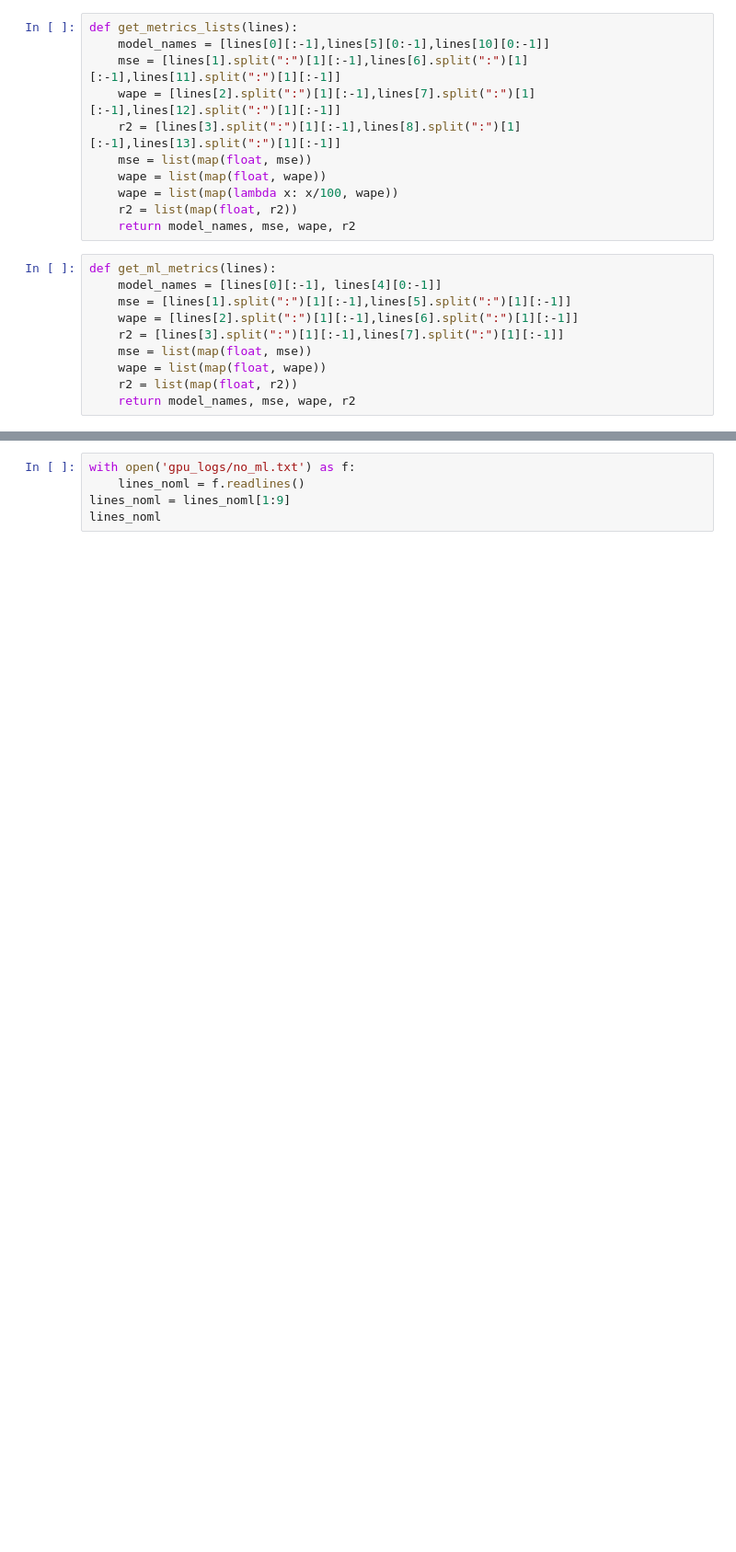
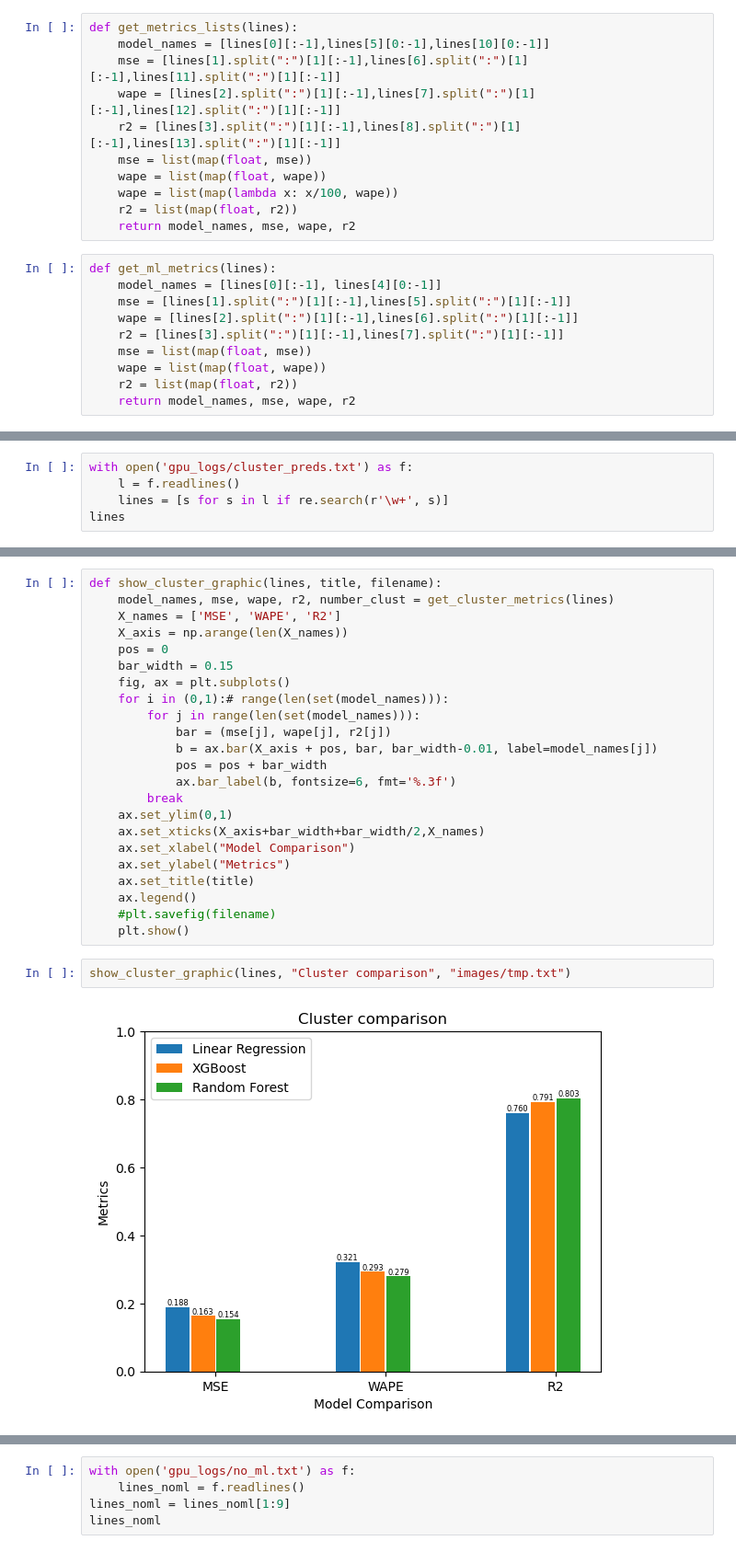
Before and after one commit to franciscomonteiro85/rec-energy-prediction-algorithm, a Jupyter notebook: Graphics.ipynb, the cells around one changed output, grey strips where cells are left out. Shown at 92% size. Cells and saved outputs as stored; diff of their text form; blank space fills up the shorter version.

Commit message:
Added Cluster Graphics

```diff
--- a/Graphics.ipynb
+++ b/Graphics.ipynb
@@ -54,0 +52,5 @@ def show_graphic(lines, lines_noml, title, filename):
+# %%
+with open('gpu_logs/cluster_preds.txt') as f:
+    l = f.readlines()
+    lines = [s for s in l if re.search(r'\w+', s)]
+lines
@@ -54,0 +75,27 @@ def show_graphic(lines, lines_noml, title, filename):
+# %%
+def show_cluster_graphic(lines, title, filename):
+    model_names, mse, wape, r2, number_clust = get_cluster_metrics(lines)
+    X_names = ['MSE', 'WAPE', 'R2']
+    X_axis = np.arange(len(X_names))
+    pos = 0
+    bar_width = 0.15
+    fig, ax = plt.subplots()
+    for i in (0,1):# range(len(set(model_names))):
+        for j in range(len(set(model_names))):
+            bar = (mse[j], wape[j], r2[j])
+            b = ax.bar(X_axis + pos, bar, bar_width-0.01, label=model_names[j])
+            pos = pos + bar_width
+            ax.bar_label(b, fontsize=6, fmt='%.3f')
+        break
+    ax.set_ylim(0,1)
+    ax.set_xticks(X_axis+bar_width+bar_width/2,X_names)
+    ax.set_xlabel("Model Comparison")
+    ax.set_ylabel("Metrics")
+    ax.set_title(title)
+    ax.legend()
+    #plt.savefig(filename)
+    plt.show()
+# %%
+show_cluster_graphic(lines, "Cluster comparison", "images/tmp.txt")
+# %% [output]
+[figure, added]
```
Also changed, not shown: parts of 6 cells of this notebook, 2 other files.
